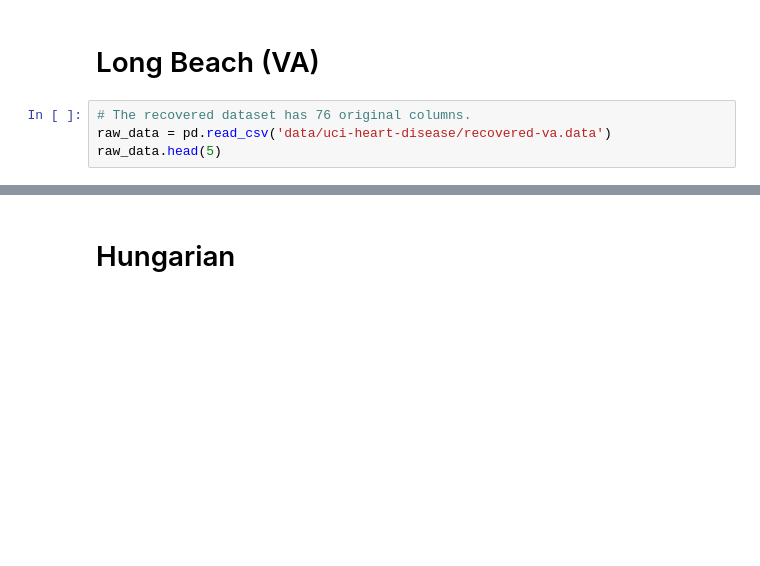
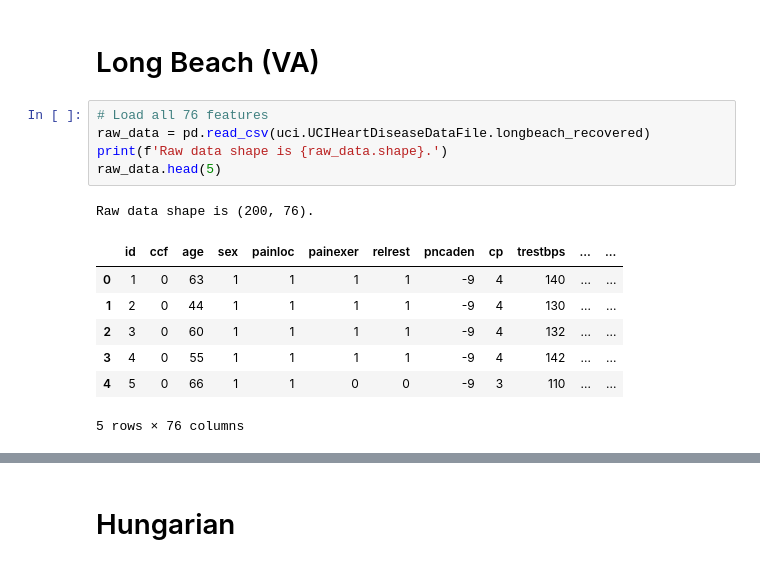
Before and after one commit to everhettoo/heart-disease-analysis, a Jupyter notebook: 2.2-uci-raw-dataset-investigation.ipynb, the cells around one changed output, grey strips where cells are left out. Drawn from its saved outputs; the diff is of its cells as text; blank space fills up the shorter version.

```diff
--- a/2.2-uci-raw-dataset-investigation.ipynb
+++ b/2.2-uci-raw-dataset-investigation.ipynb
@@ -135,7 +227,17 @@ import numpy as np
 # %% [markdown]
 # Long Beach (VA)
 # %%
-# The recovered dataset has 76 original columns.
-raw_data = pd.read_csv('data/uci-heart-disease/recovered-va.data')
+# Load all 76 features
+raw_data = pd.read_csv(uci.UCIHeartDiseaseDataFile.longbeach_recovered)
+print(f'Raw data shape is {raw_data.shape}.')
 raw_data.head(5)
+# %% [output]
+Raw data shape is (200, 76).
+|  | id | ccf | age | sex | painloc | painexer | relrest | pncaden | cp | trestbps | ... | ... |
+| 0 | 1 | 0 | 63 | 1 | 1 | 1 | 1 | -9 | 4 | 140 | ... | ... |
+| 1 | 2 | 0 | 44 | 1 | 1 | 1 | 1 | -9 | 4 | 130 | ... | ... |
+| 2 | 3 | 0 | 60 | 1 | 1 | 1 | 1 | -9 | 4 | 132 | ... | ... |
+| 3 | 4 | 0 | 55 | 1 | 1 | 1 | 1 | -9 | 4 | 142 | ... | ... |
+| 4 | 5 | 0 | 66 | 1 | 1 | 0 | 0 | -9 | 3 | 110 | ... | ... |
+5 rows × 76 columns
 # %%
```
Also changed, not shown: parts of 25 cells of this notebook, 5 other files.
